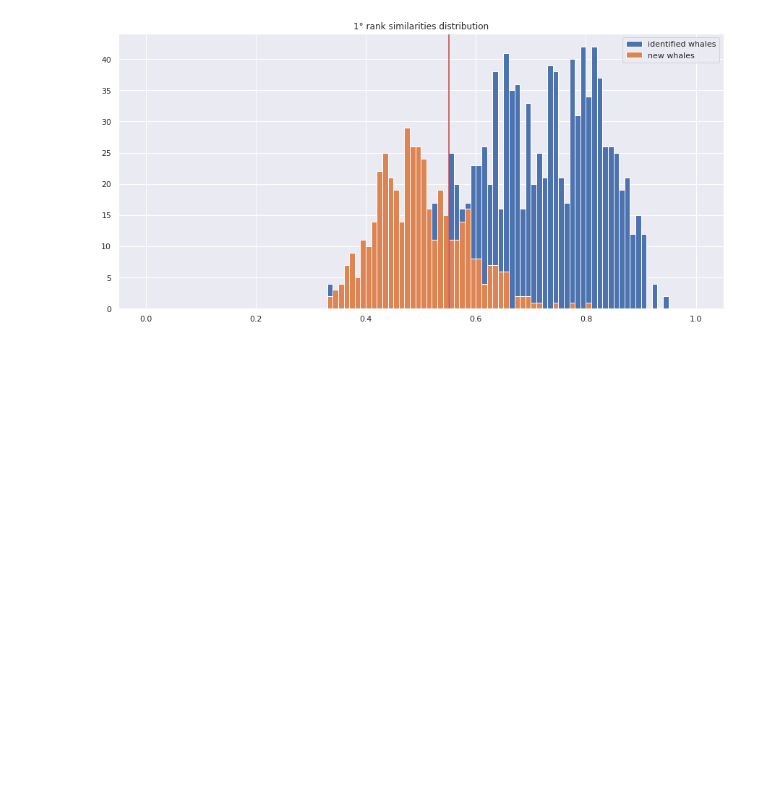
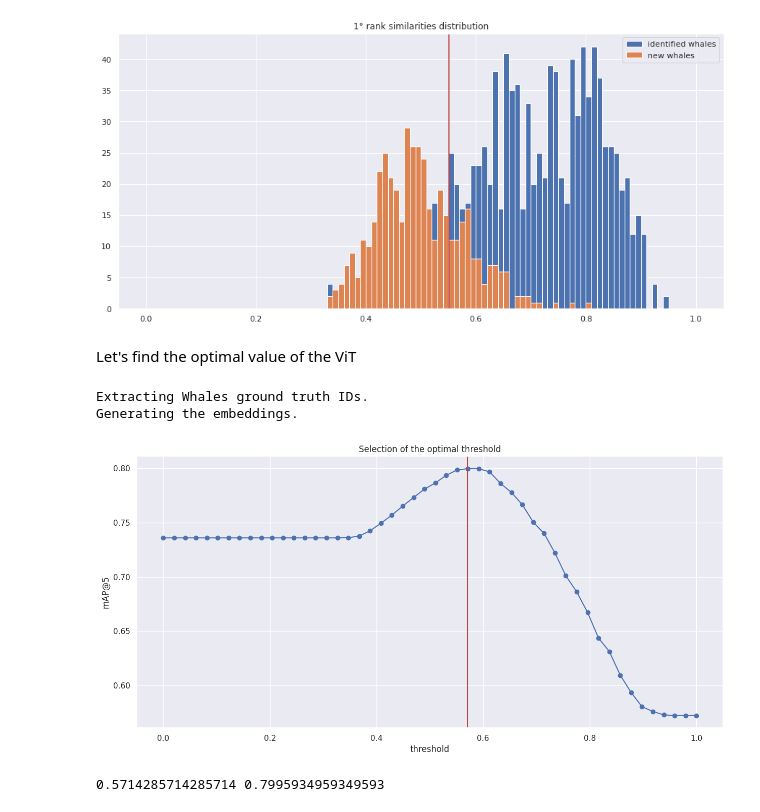
Before and after one commit to LemuelPuglisi/humpback-whale, a Jupyter notebook: notebooks/new-whales-threshold.ipynb, the cells around one changed output. Drawn from its saved outputs; the diff is of its cells as text; code cells hidden in the pictures; blank space fills up the shorter version.

Commit message:
feat: add vit threshold

```diff
--- a/notebooks/new-whales-threshold.ipynb
+++ b/notebooks/new-whales-threshold.ipynb
@@ -154,3 +154,5 @@ ax.legend()
 plt.show()
 # %% [output]
 [figure]
+# %% [markdown]
+Let's find the optimal value of the ViT
@@ -156,0 +180,62 @@ plt.show()
+# %%
+device='cuda'
+embedding_dim=2048
+testset = valid_set
+
+print('Extracting Whales ground truth IDs.')
+whales = testset.annotations.label.to_numpy()
+
+print('Generating the embeddings.')
+encoder.eval()
+encoder = encoder.to(device)
+
+embeddings = images_to_embeddings(encoder, testset, device=device, batch_size=32).astype(np.float32)
+embeddings = embeddings / np.linalg.norm(embeddings, axis=1, keepdims=True)
+# %% [output]
+Extracting Whales ground truth IDs.
+Generating the embeddings.
+# %%
+def compute_map(embeddings, threshold):
+    global embedding_dim, device
+    faiss_index = faiss.IndexFlatIP(embedding_dim)
+    faiss_index.add(embeddings) # type: ignore
+    similarities, results = faiss_index.search(embeddings, 6) # type: ignore
+    similarities = similarities[:, 1:6]
+    predicted_whales = whales[ results[:, 1:6] ]
+
+    for res, sim in zip(predicted_whales, similarities):
+        for i, s in enumerate(sim):
+            if s < threshold:
+                tmp = res[i]
+                res[i] = -1
+                if (i < 4): res[i+1] = tmp
+                break
+
+    return map_per_set(whales, predicted_whales)
+
+thresholds_x_map = [ (t, compute_map(embeddings, t)) for t in np.linspace(0, 1, 50) ]
+# %%
+import matplotlib.pyplot as plt
+import seaborn as sns
+
+sns.set()
+
+x = [ x[0] for x in thresholds_x_map ]
+y = [ x[1] for x in thresholds_x_map ]
+
+optimal_threshold = x[np.argmax(y)]
+optimal_threshold_map = np.max(y)
+
+fig, ax = plt.subplots(figsize=(15, 7))
+
+ax.plot(x, y)
+ax.scatter(x,y)
+ax.axvline(optimal_threshold, color='#bf4342')
+ax.title.set_text('Selection of the optimal threshold')
+ax.set_xlabel('threshold')
+ax.set_ylabel('mAP@5')
+plt.show()
+print(optimal_threshold, optimal_threshold_map)
+# %% [output]
+[figure, added]
+0.5714285714285714 0.7995934959349593
```
Also changed, not shown: parts of 3 cells of this notebook.
